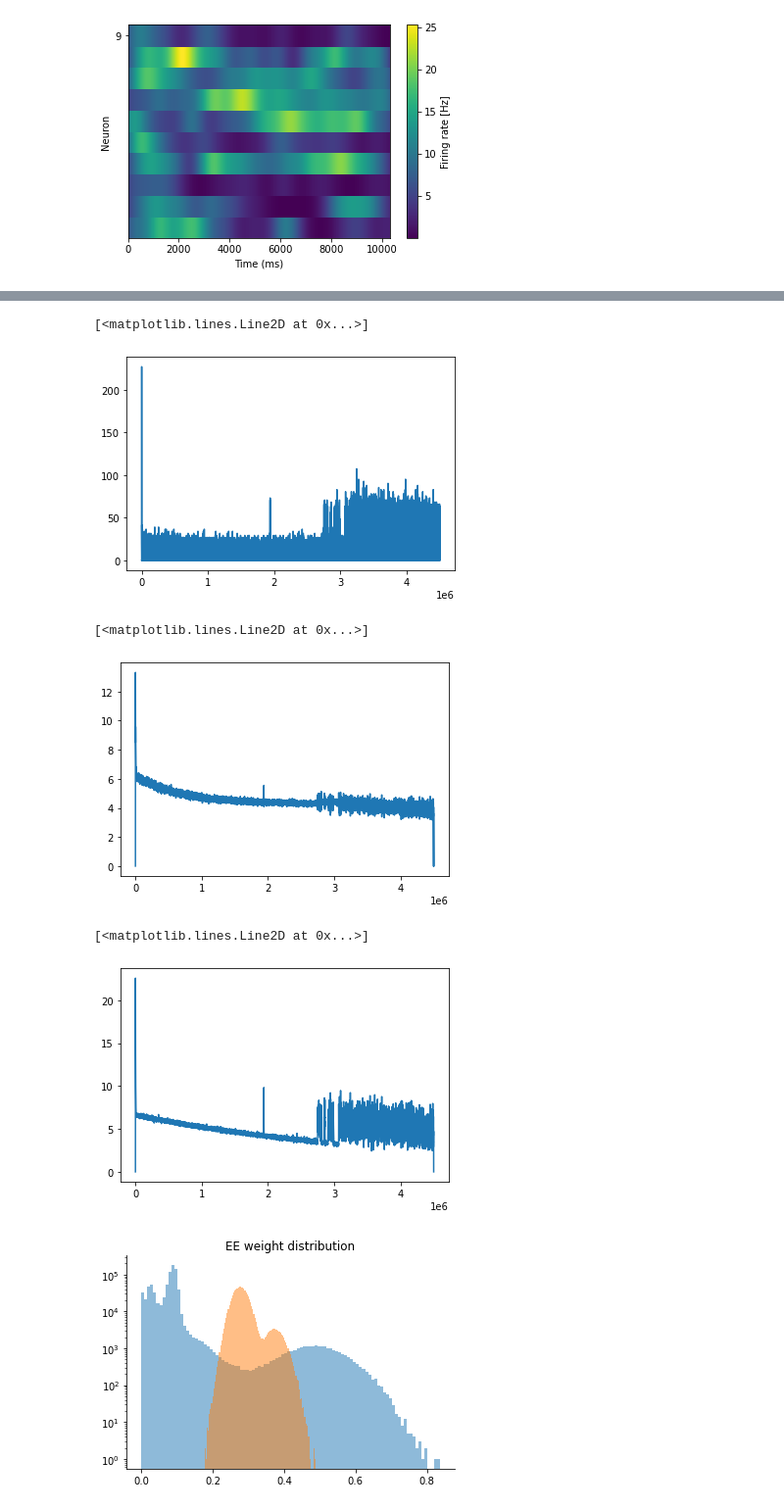
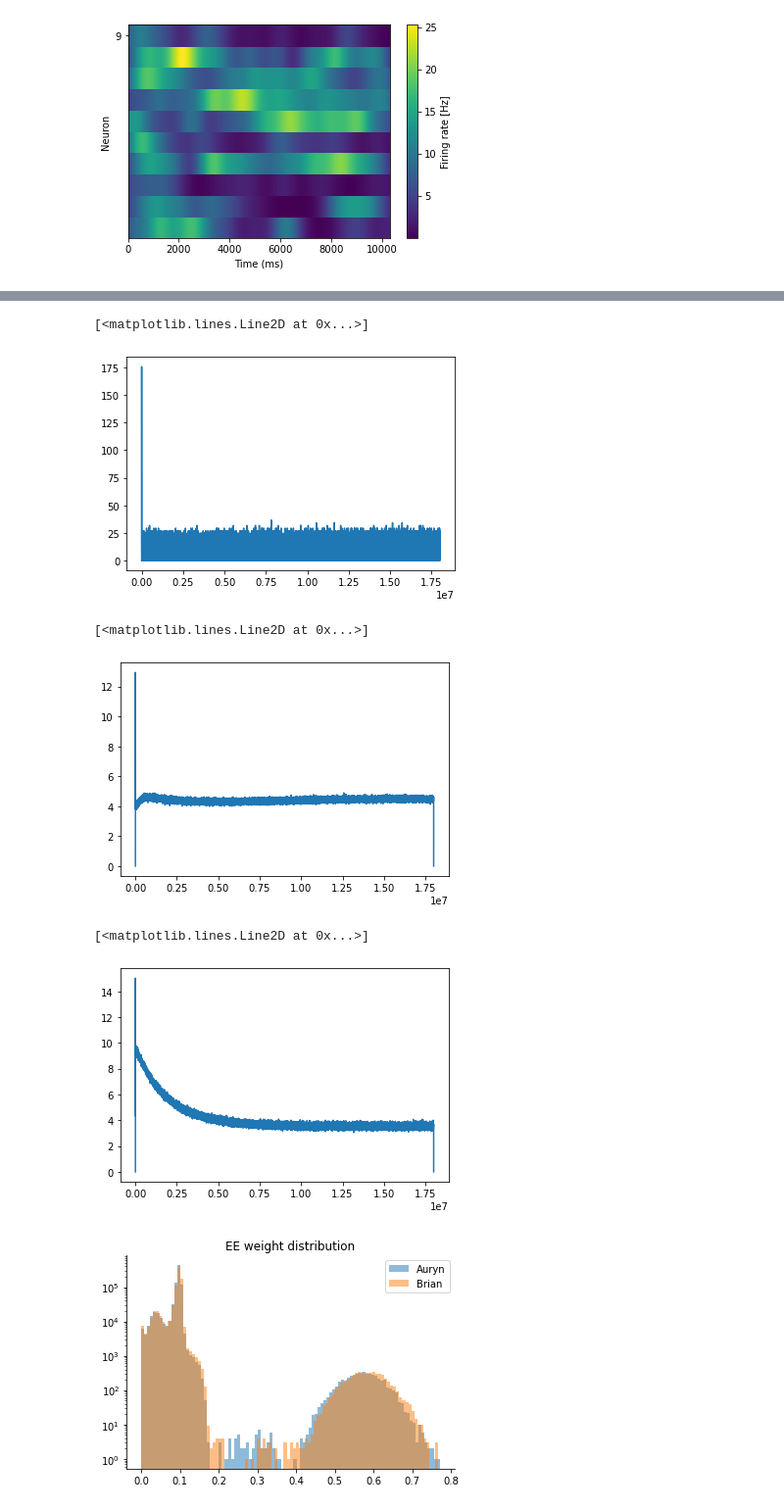
Before and after one commit to Saighi/Brian2_pub2015zenke, a Jupyter notebook: ana.ipynb, the cells around one changed output, grey strips where cells are left out. Shown at 98% size. Saved outputs shown, nothing was run; the diff lists cells and outputs as text; code cells hidden in the pictures.

```diff
--- a/ana.ipynb
+++ b/ana.ipynb
@@ -62,7 +63,7 @@ from matplotlib import pyplot as plt
 from scipy import signal
 # %%
 dir_end ="/mnt/data2/paul_data/"
-sim_name = "ext_e=0.4"
+sim_name = "21Apr"
 # %%
 #weights= np.load(dir_end+sim_name+"-weights.npz")
 # %%
@@ -80,4 +88,4 @@ len(rates["E"])
 plt.plot(rates["E"])
 # %% [output]
 [<matplotlib.lines.Line2D at 0x...>]
-[figure, old version]
+[figure, new version]
@@ -86,13 +97,13 @@ win = signal.windows.hann(1000)
 plt.plot(np.convolve(rates["E"],win)/ sum(win))
 # %% [output]
 [<matplotlib.lines.Line2D at 0x...>]
-[figure, old version]
+[figure, new version]
 # %%
 win = signal.windows.hann(1000)
 plt.plot(np.convolve(rates["I"],win)/ sum(win))
 # %% [output]
 [<matplotlib.lines.Line2D at 0x...>]
-[figure, old version]
+[figure, new version]
 # %%
 import sys
 import os
@@ -114,7 +125,7 @@ from matplotlib import animation, rc
 from IPython.display import HTML
 # %%
 num_mpi_ranks = 4 # the number of sims you used in parallel
-datadir = os.path.expanduser("~/data/sim_network/sim_10Hz_simple_se0.3") # Set this to your data path
+datadir = os.path.expanduser("~/data/sim_network/sim_10Hz_simple_se0.2_1h") # Set this to your data path
 prefix = "rf1"
 
 nb_neurons = 4096
@@ -122,14 +133,15 @@ nb_stim = 4
 time_range = 400
 bin_size = 100e-3
 # %%
-weights = np.fromfile(dir_end+"tmp/"+sim_name+"/results/_dynamic_array_synapses_w_5206878226101100325")
+weights = np.load(dir_end+sim_name+"-wEEfin.npz")['w']
 # %%
 wmatfiles  = ["%s/rf1.%i.ee.wmat"%(datadir,i) for i in range(num_mpi_ranks)]
 w = np.sum( [ mmread(wf) for wf in wmatfiles ] )
 # %%
-h1 = plt.hist(w.data, bins=100, log=True,alpha=0.5)
-plt.hist(weights,bins=100,log=True,alpha=0.5);
+plt.hist(w.data, bins=100, log=True,alpha=0.5,label="Auryn")
+plt.hist(weights,bins=100,log=True,alpha=0.5,label="Brian");
+plt.legend()
 plt.title("EE weight distribution")
 sns.despine()
 # %% [output]
-[figure, old version]
+[figure, new version]
```
Also changed, not shown: parts of 11 cells of this notebook, 5 other files.
